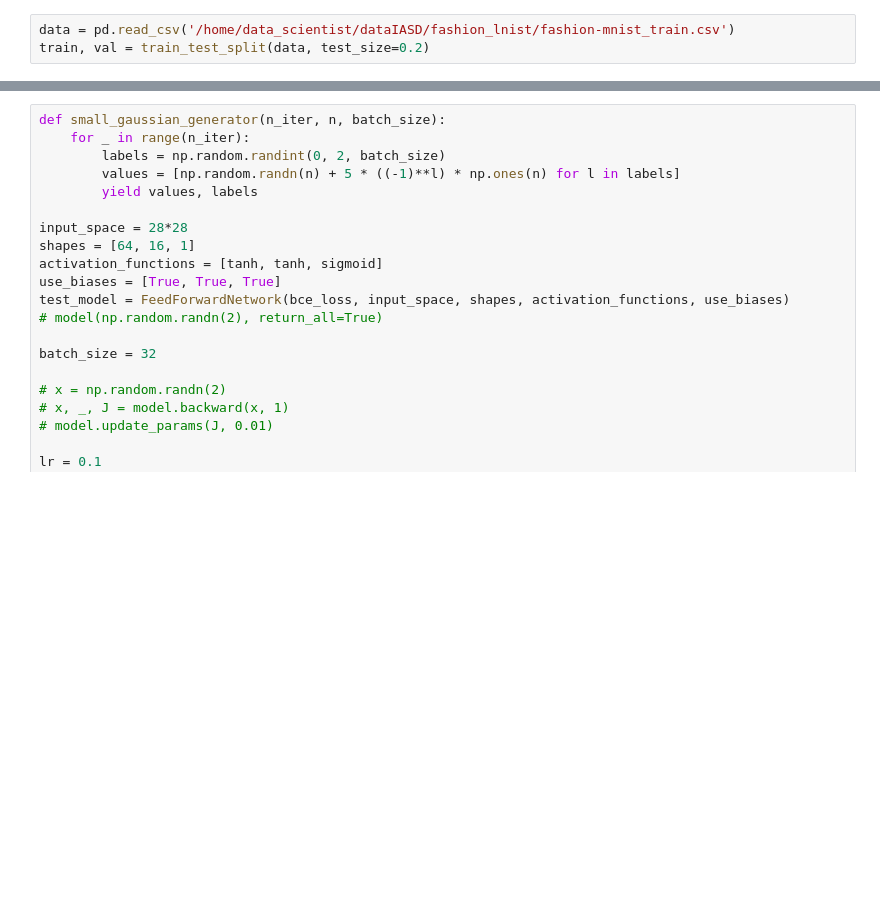
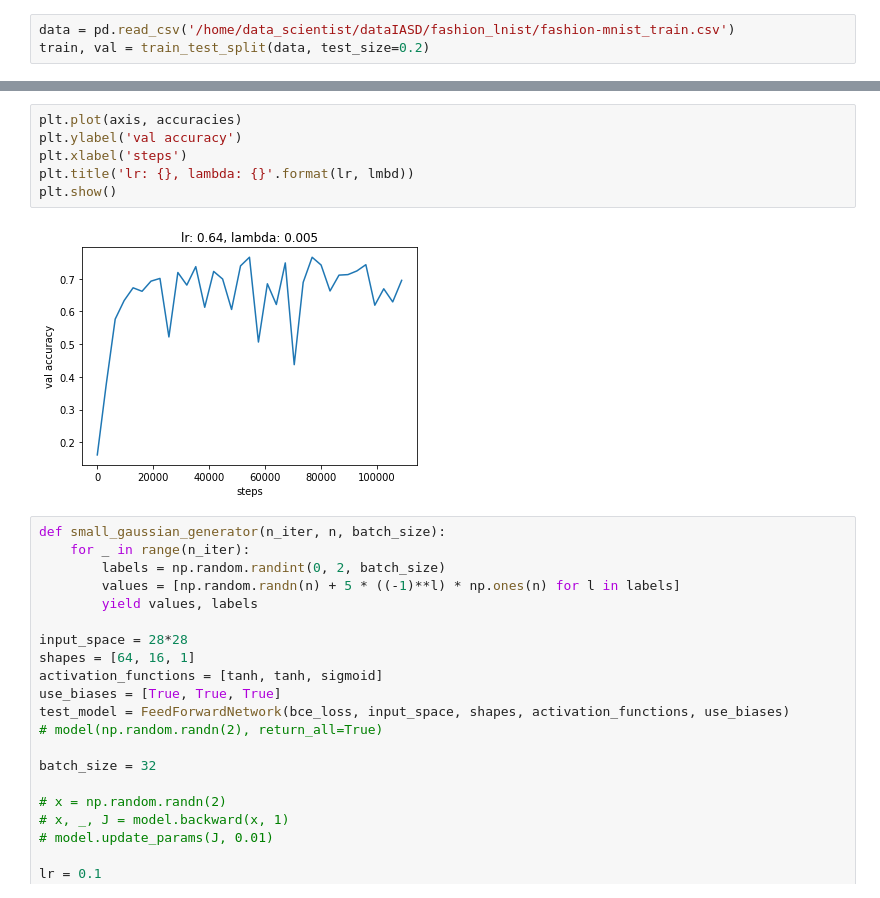
Before and after one commit to victoRambaud/auto_diff_neural_network, a Jupyter notebook: autodiff_lab_work.ipynb, the cells around one changed output, grey strips where cells are left out. Cells and saved outputs as stored; diff of their text form; blank space fills up the shorter version.

```diff
--- a/autodiff_lab_work.ipynb
+++ b/autodiff_lab_work.ipynb
@@ -640,3 +668,11 @@ plt.show()
+# %%
+plt.plot(axis, accuracies)
+plt.ylabel('val accuracy')
+plt.xlabel('steps')
+plt.title('lr: {}, lambda: {}'.format(lr, lmbd))
+plt.show()
+# %% [output]
+[figure, added]
 # %%
 def small_gaussian_generator(n_iter, n, batch_size):
     for _ in range(n_iter):
```
Also changed, not shown: parts of 6 cells of this notebook.
